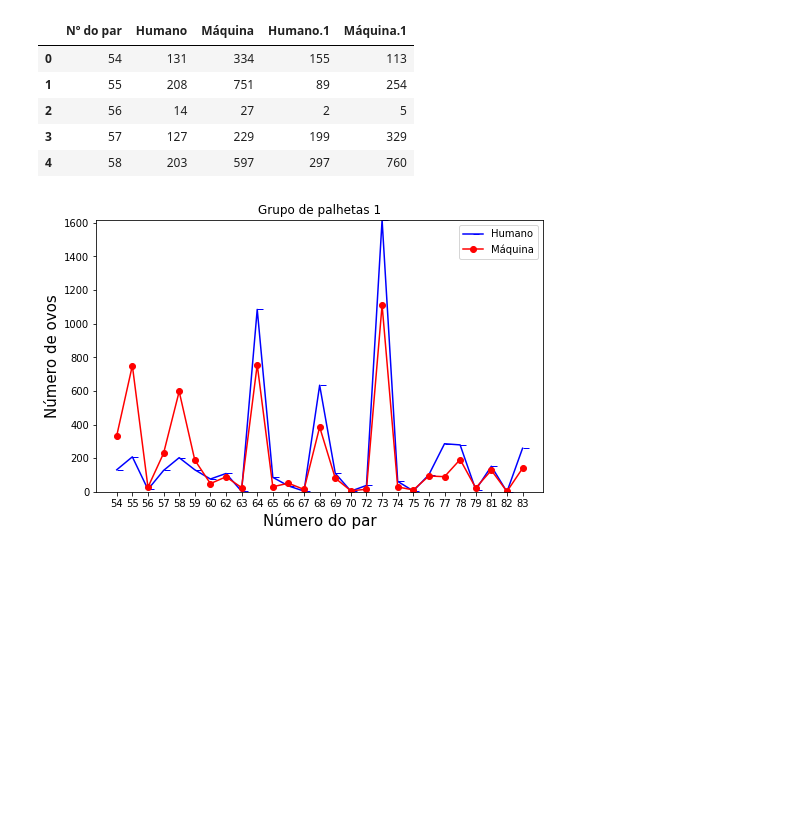
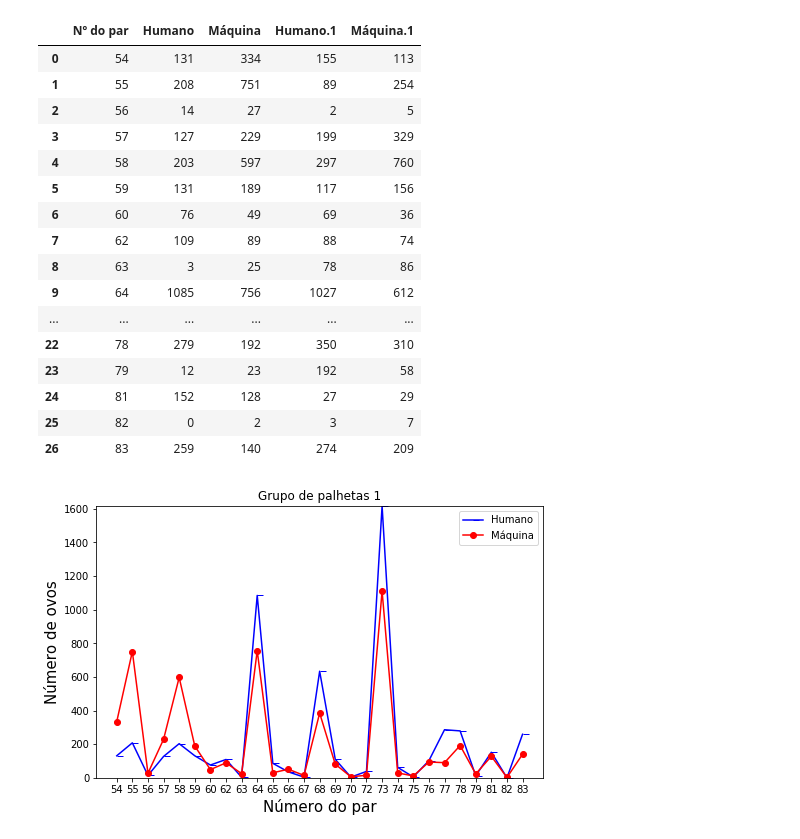
Before and after one commit to RodrigoValentim2/Mestrado, a Jupyter notebook: Análise da primeira contagem.ipynb, the cells around one changed output. Drawn from its saved outputs; the diff is of its cells as text; code cells hidden in the pictures; blank space fills up the shorter version.

```diff
--- a/Análise da primeira contagem.ipynb
+++ b/Análise da primeira contagem.ipynb
@@ -5,14 +49,25 @@ import numpy as np
 # %%
 df = pd.read_csv("contagem_01.csv", sep="\t")
 # %%
-df.head()
+df
 # %% [output]
 |  | Nº do par | Humano | Máquina | Humano.1 | Máquina.1 |
 | 0 | 54 | 131 | 334 | 155 | 113 |
 | 1 | 55 | 208 | 751 | 89 | 254 |
 | 2 | 56 | 14 | 27 | 2 | 5 |
 | 3 | 57 | 127 | 229 | 199 | 329 |
 | 4 | 58 | 203 | 597 | 297 | 760 |
+| 5 | 59 | 131 | 189 | 117 | 156 |
+| 6 | 60 | 76 | 49 | 69 | 36 |
+| 7 | 62 | 109 | 89 | 88 | 74 |
+| 8 | 63 | 3 | 25 | 78 | 86 |
+| 9 | 64 | 1085 | 756 | 1027 | 612 |
+| ... | ... | ... | ... | ... | ... |
+| 22 | 78 | 279 | 192 | 350 | 310 |
+| 23 | 79 | 12 | 23 | 192 | 58 |
+| 24 | 81 | 152 | 128 | 27 | 29 |
+| 25 | 82 | 0 | 2 | 3 | 7 |
+| 26 | 83 | 259 | 140 | 274 | 209 |
 # %%
 palhetas = np.array(df['Nº do par'], dtype=str)
 plt.figure(figsize=(8,5))
```
Also changed, not shown: parts of 8 cells of this notebook, 2 other files.
